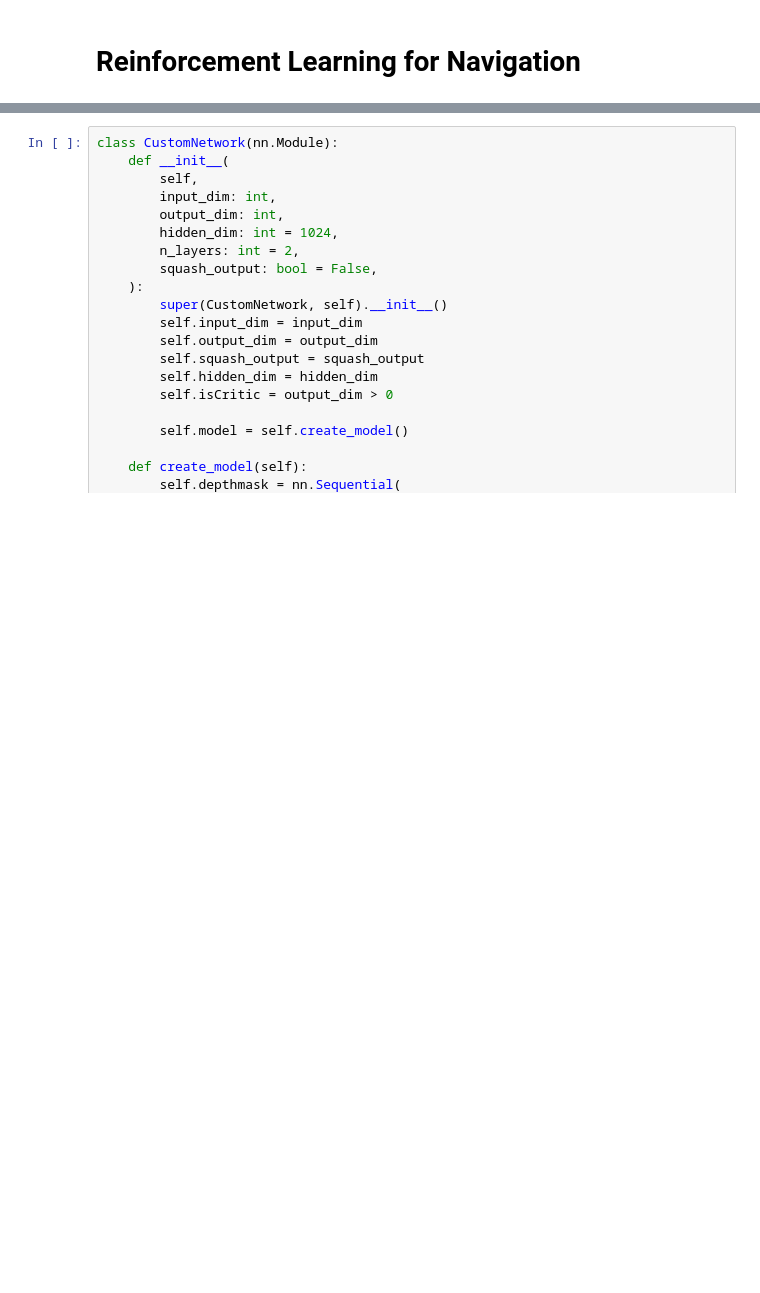
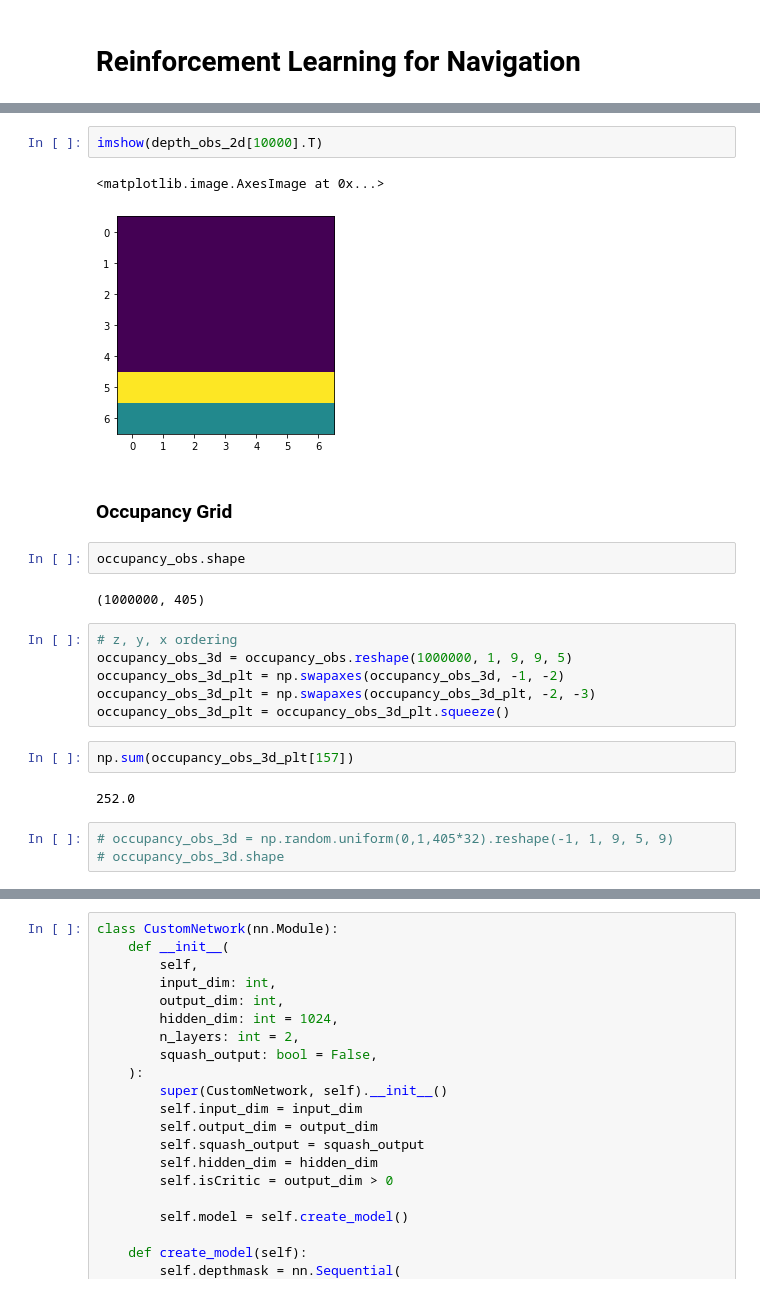
Before and after one commit to batu/RLAgency, a Jupyter notebook: experiment_notebook.ipynb, the cells around one changed output, grey strips where cells are left out. Cells and saved outputs as stored; diff of their text form; blank space fills up the shorter version.

```diff
--- a/experiment_notebook.ipynb
+++ b/experiment_notebook.ipynb
@@ -26,0 +91,24 @@ from pathlib import Path
+# %%
+imshow(depth_obs_2d[10000].T)
+# %% [output]
+<matplotlib.image.AxesImage at 0x...>
+[figure, added]
+# %% [markdown]
+### Occupancy Grid
+# %%
+occupancy_obs.shape
+# %% [output]
+(1000000, 405)
+# %%
+# z, y, x ordering
+occupancy_obs_3d = occupancy_obs.reshape(1000000, 1, 9, 9, 5)
+occupancy_obs_3d_plt = np.swapaxes(occupancy_obs_3d, -1, -2)
+occupancy_obs_3d_plt = np.swapaxes(occupancy_obs_3d_plt, -2, -3)
+occupancy_obs_3d_plt = occupancy_obs_3d_plt.squeeze()
+# %%
+np.sum(occupancy_obs_3d_plt[157])
+# %% [output]
+252.0
+# %%
+# occupancy_obs_3d = np.random.uniform(0,1,405*32).reshape(-1, 1, 9, 5, 9)
+# occupancy_obs_3d.shape
```
Also changed, not shown: parts of 48 cells of this notebook, 9 other files.
